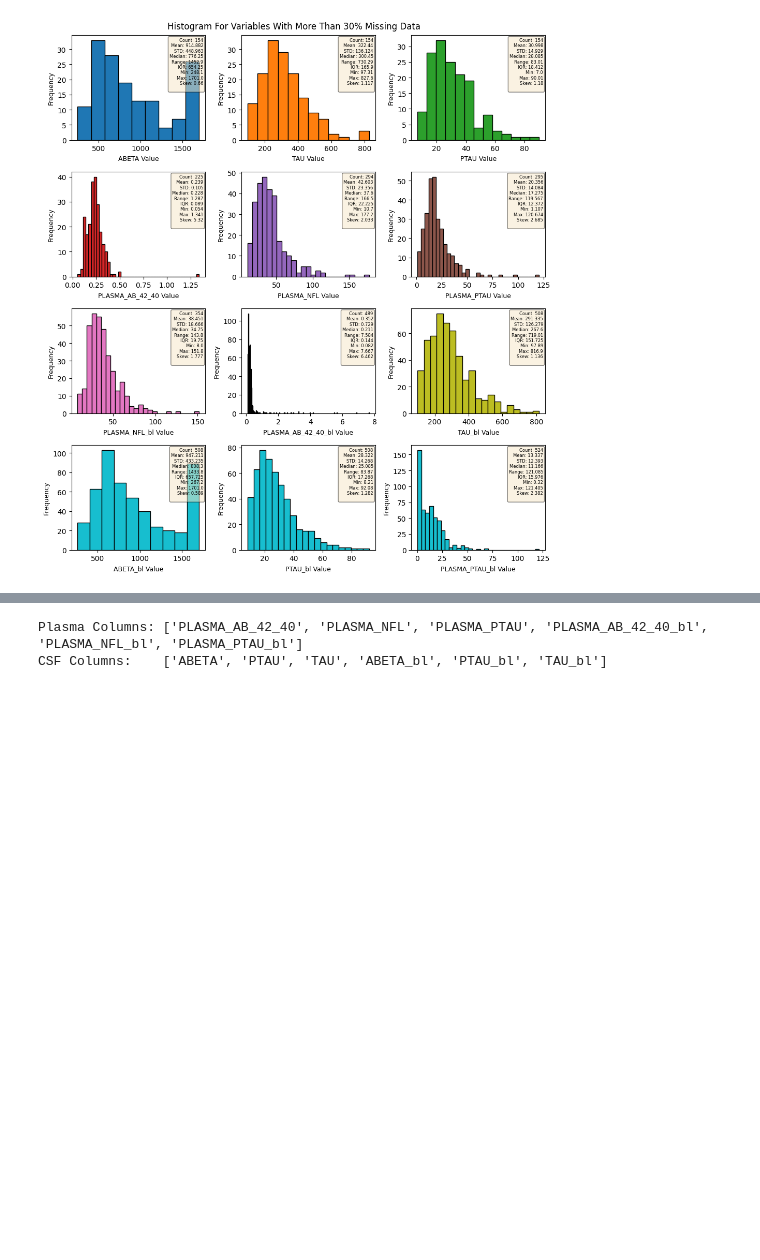
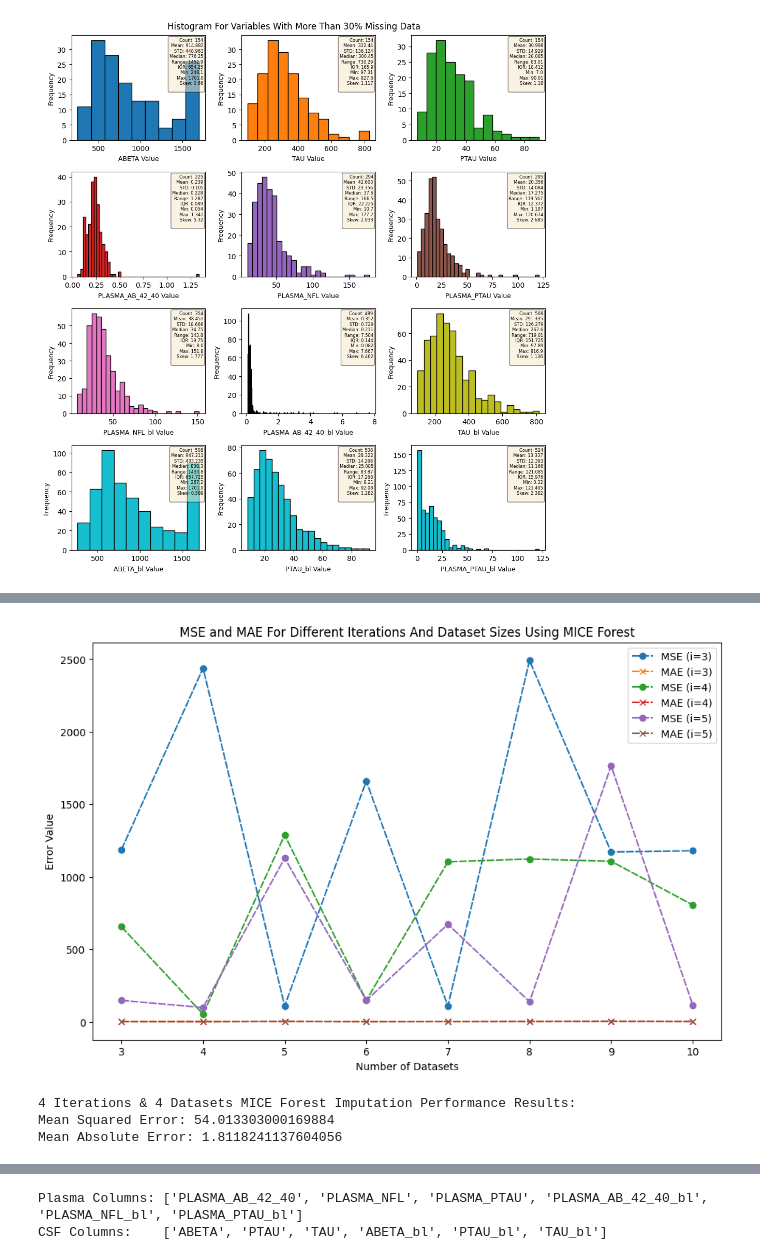
Before and after one commit to raoalihasan1/ML-MCI-AD-Conversion, a Jupyter notebook: data_preprocessing.ipynb, the cells around one changed output, grey strips where cells are left out. Cells and saved outputs as stored; diff of their text form; code cells hidden in the pictures; blank space fills up the shorter version.

```diff
--- a/data_preprocessing.ipynb
+++ b/data_preprocessing.ipynb
@@ -521 +588,53 @@ for col in merged_df.select_dtypes(include=["object"]).columns:
+# %%
+# Compute the mse and mae for MICE forest data imputation on the
+# sample dataset for iterations from 3 to 5 and 3 to 10 datasets
+# for each iteration to find the optimal parameters for imputation
+mice_forest_results = {}
+for i in range(3, 6):
+    mice_forest_results[i] = {}
+    for k in range(3, 11):
+        mice_forest_sample_imputed = data_imputation(
+            sample_nan.reset_index(drop=True), Mice_forest(iterations=i, num_datasets=k)
+        )
+        mse, mae = compute_mse_and_mae(sample_data, mice_forest_sample_imputed)
+        mice_forest_results[i][k] = {
+            "DF": mice_forest_results,
+            "MSE": float(mse),
+            "MAE": float(mae),
+        }
+# %%
+# Plot the MAE and MSE results from the imputation for each iteration and dataset size
+plt.figure(figsize=(11, 7))
+for i in range(3, 6):
+    plt.plot(
+        range(3, 11),
+        [mice_forest_results[i][k]["MSE"] for k in range(3, 11)],
+        label=f"MSE (i={i})",
+        marker="o",
+        linestyle=(0, (5, 1)),
+    )
+    plt.plot(
+        range(3, 11),
+        [mice_forest_results[i][k]["MAE"] for k in range(3, 11)],
+        label=f"MAE (i={i})",
+        marker="x",
+        linestyle=(0, (5, 1)),
+    )
+plt.title("MSE and MAE For Different Iterations And Dataset Sizes Using MICE Forest")
+plt.xlabel("Number of Datasets")
+plt.ylabel("Error Value")
+plt.legend()
+plt.show()
+# %% [output]
+[figure, added]
+# %%
+mice_res = mice_forest_results[4][4]
+print("4 Iterations & 4 Datasets MICE Forest Imputation Performance Results:")
+print(
+    f"Mean Squared Error:\t{mice_res['MSE']}\nMean Absolute Error:\t{mice_res['MAE']}"
+)
+# %% [output]
+4 Iterations & 4 Datasets MICE Forest Imputation Performance Results:
+Mean Squared Error: 54.013303000169884
+Mean Absolute Error: 1.8118241137604056
 # %%
```
Also changed, not shown: parts of 8 cells of this notebook.
